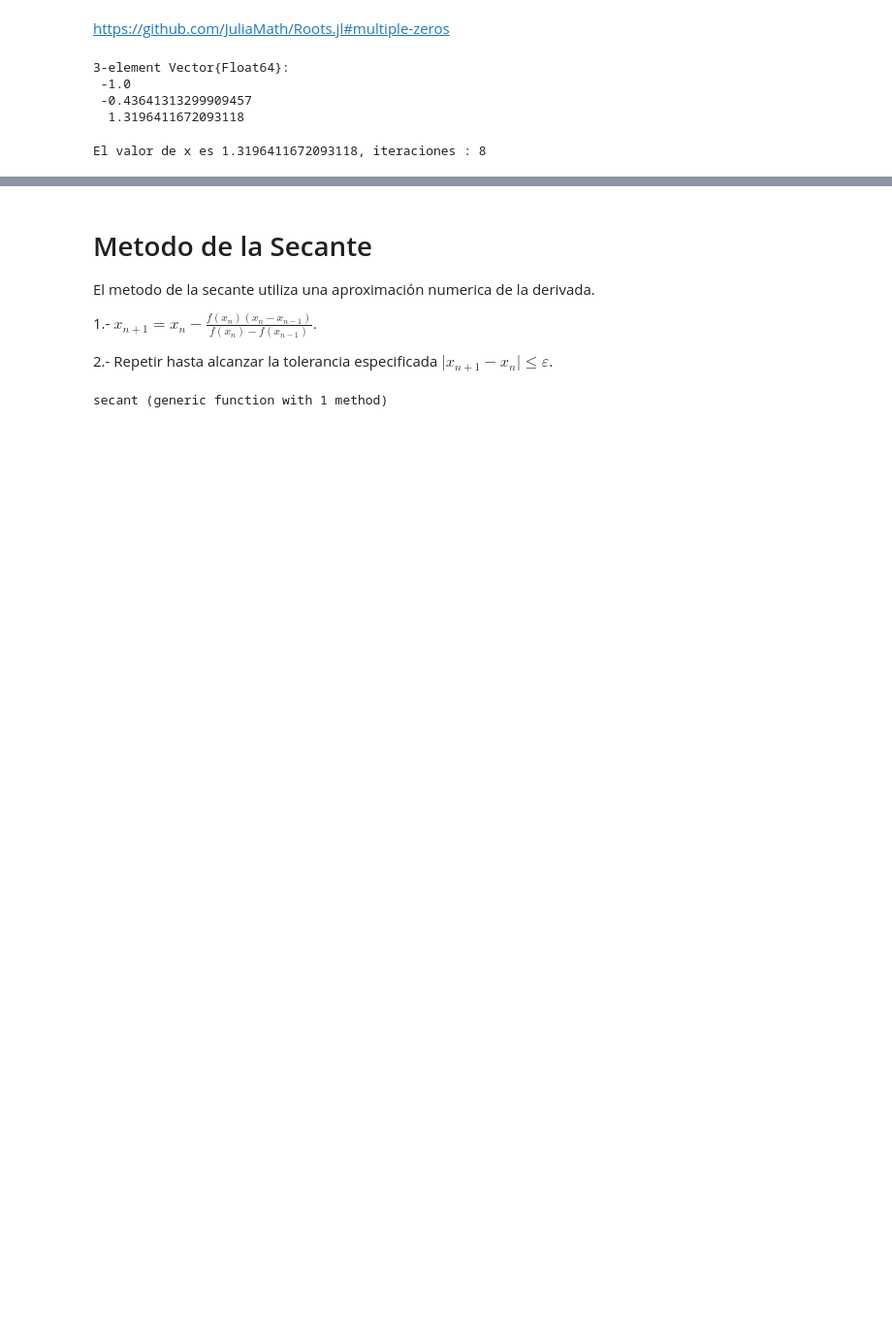
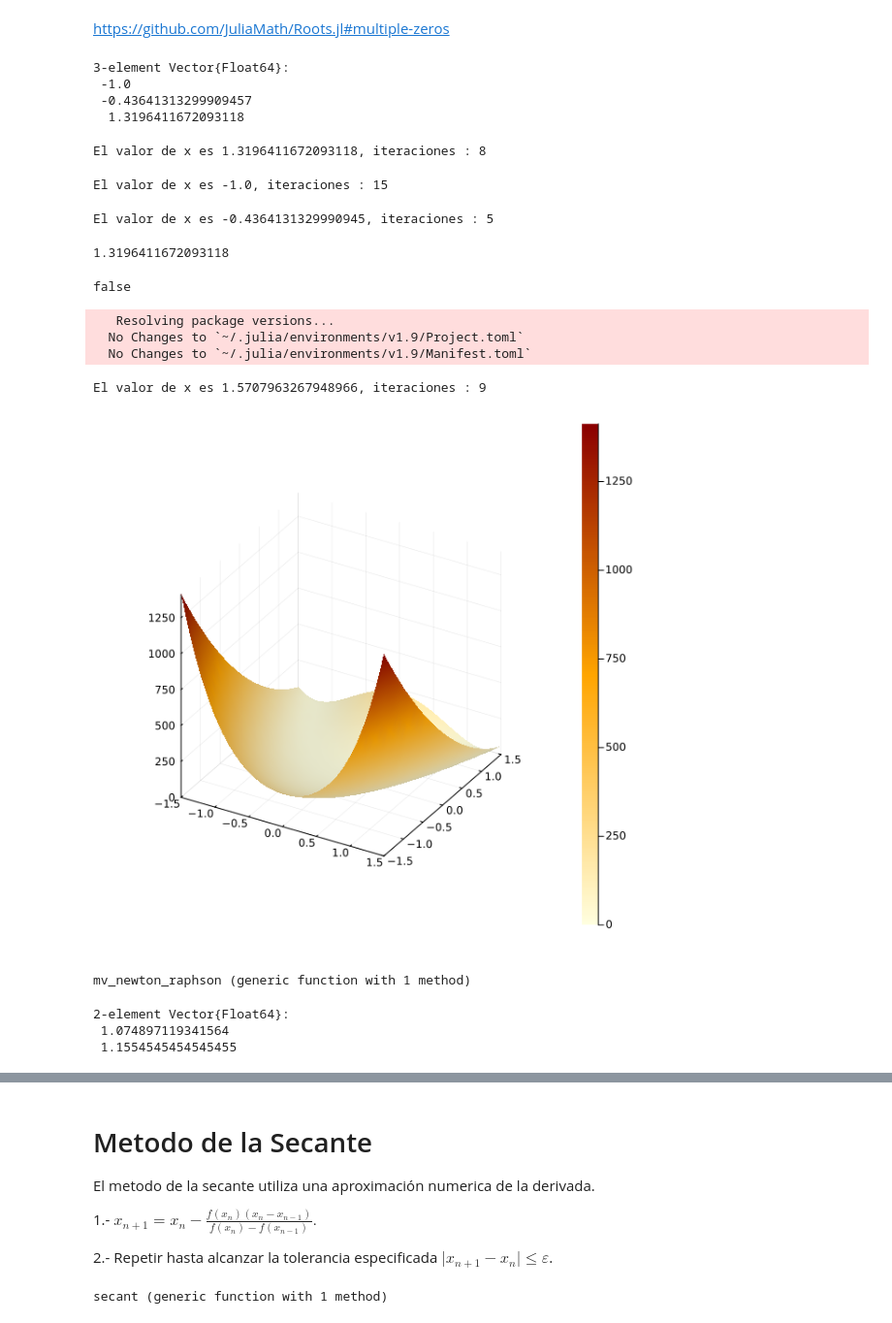
Before and after one commit to sherna90/computacion_numerica, a Jupyter notebook: 5.-newton-raphson.ipynb, the cells around one changed output, grey strips where cells are left out. Shown at 97% size. Drawn from its saved outputs; the diff is of its cells as text; code cells hidden in the pictures; blank space fills up the shorter version.

```diff
--- a/5.-newton-raphson.ipynb
+++ b/5.-newton-raphson.ipynb
@@ -88,3 +96,82 @@ y,x,n=newton_raphson(f,df,1.0,eps(),100)
 print("El valor de x es $x, iteraciones : $n")
 # %% [output]
 El valor de x es 1.3196411672093118, iteraciones : 8
+# %%
+y,x,n=newton_raphson(f,df,-10.0,eps(),100)
+print("El valor de x es $x, iteraciones : $n")
+# %% [output]
+El valor de x es -1.0, iteraciones : 15
+# %%
+y,x,n=newton_raphson(f,df,0.0,eps(),100)
+print("El valor de x es $x, iteraciones : $n")
+# %% [output]
+El valor de x es -0.4364131329990945, iteraciones : 5
+# %%
+find_zero(f, (-2.0,2.0), Bisection())
+# %% [output]
+1.3196411672093118
+# %%
+sign(f(-2.0))==sign(f(2.0))
+# %% [output]
+false
+# %%
+Pkg.add("ForwardDiff")
+# %% [output]
+   Resolving package versions...
+  No Changes to `~/.julia/environments/v1.9/Project.toml`
+  No Changes to `~/.julia/environments/v1.9/Manifest.toml`
+# %%
+using ForwardDiff;
+
+autograd(f) = x -> ForwardDiff.derivative(f,x)
+f(x)=1.0/tan(x)
+y,x,n=newton_raphson(f,autograd(f),0.1,eps(),100)
+print("El valor de x es $x, iteraciones : $n")
+# %% [output]
+El valor de x es 1.5707963267948966, iteraciones : 9
+# %%
+using Plots
+
+function rosenbrock(x::Vector)
+  return (1.0 - x[1])^2 + 100.0 * (x[2] - x[1]^2)^2
+end
+
+function my_fun(x::Vector)
+  return x[1]^2*tan(x[2])
+end
+
+default(size=(600,600), fc=:heat)
+x, y = -1.5:0.1:1.5, -1.5:0.1:1.5
+z = Surface((x,y)->rosenbrock([x,y]), x, y)
+surface(x,y,z, linealpha = 0.3)
+# %% [output]
+[figure, added]
+# %%
+using LinearAlgebra;
+
+function mv_newton_raphson(f::Function,df::Function,a,eps,N)
+    n=1
+    x=a
+    x_old=a
+    while n<=N
+        x=x_old-f(x_old)./df(x_old)
+        y=f(x)
+        if f(x)==0 || abs.(norm(x-x_old))<eps
+            return y,x,n
+        end
+        x_old=x
+        n=n+1
+    end
+    println("Method did not converge. The last iteration gives $x with
+    function value $f(x)")
+end
+# %% [output]
+mv_newton_raphson (generic function with 1 method)
+# %%
+autograd(f) = x -> ForwardDiff.gradient(f,x)
+x_old=[1.1,1.1]
+x=x_old-rosenbrock(x_old)./autograd(rosenbrock)(x_old)
+# %% [output]
+2-element Vector{Float64}:
+ 1.074897119341564
+ 1.1554545454545455
```
Also changed, not shown: parts of 13 cells of this notebook, 2 other files.
